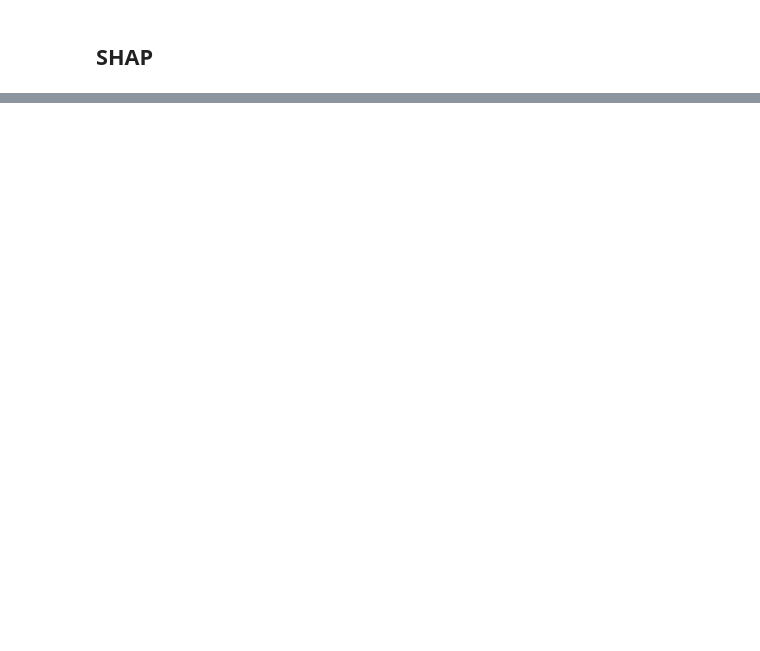
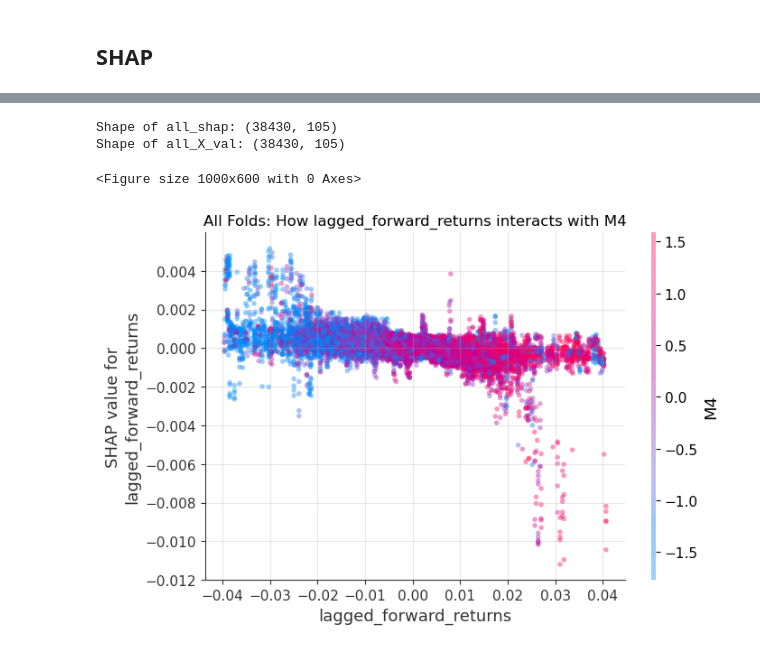
Before and after one commit to Taowen0806/Hull-Tactical, a Jupyter notebook: max_depth=2.ipynb, the cells around one changed output, grey strips where cells are left out. Cells and saved outputs as stored; diff of their text form; code cells hidden in the pictures; blank space fills up the shorter version.

```diff
--- a/max_depth=2.ipynb
+++ b/max_depth=2.ipynb
@@ -582,0 +766,9 @@ Shape of all_X_val: (4410, 100)
+# %%
+LaggedF_M4_all_shap, LaggedF_M4_all_X_val = plot_shap_interaction(
+    results, feature_A='lagged_forward_returns', feature_B='M4', last_n_outer=None
+)
+# %% [output]
+Shape of all_shap: (38430, 105)
+Shape of all_X_val: (38430, 105)
+<Figure size 1000x600 with 0 Axes>
+[figure, added]
```
Also changed, not shown: parts of 56 cells of this notebook.
